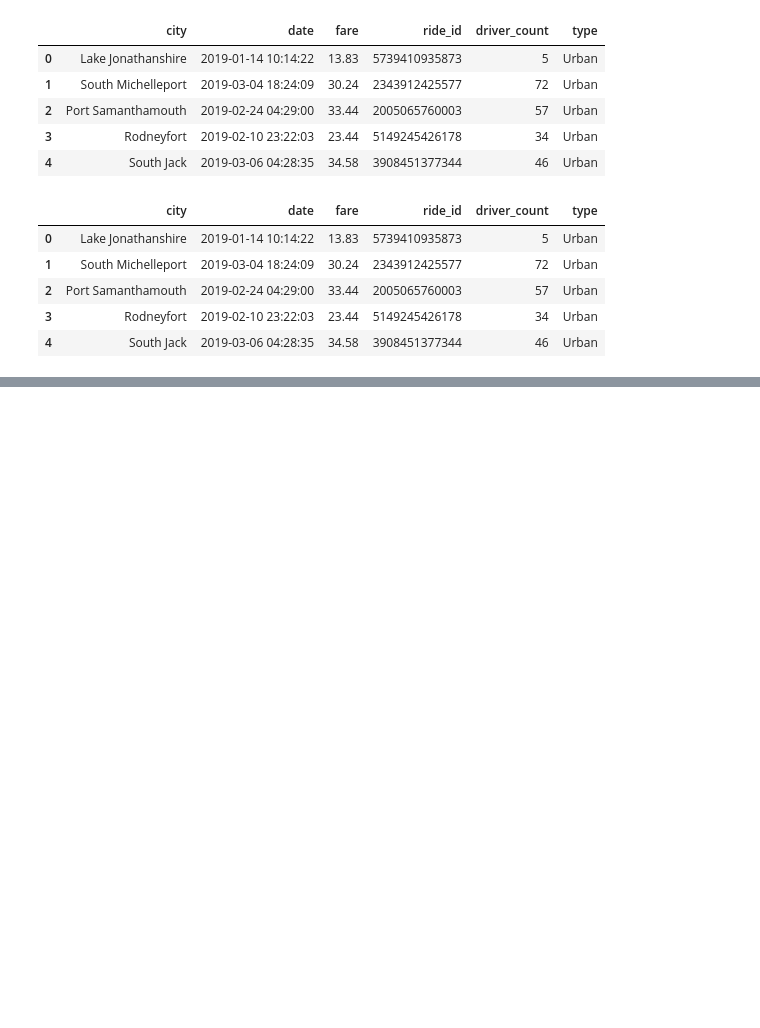
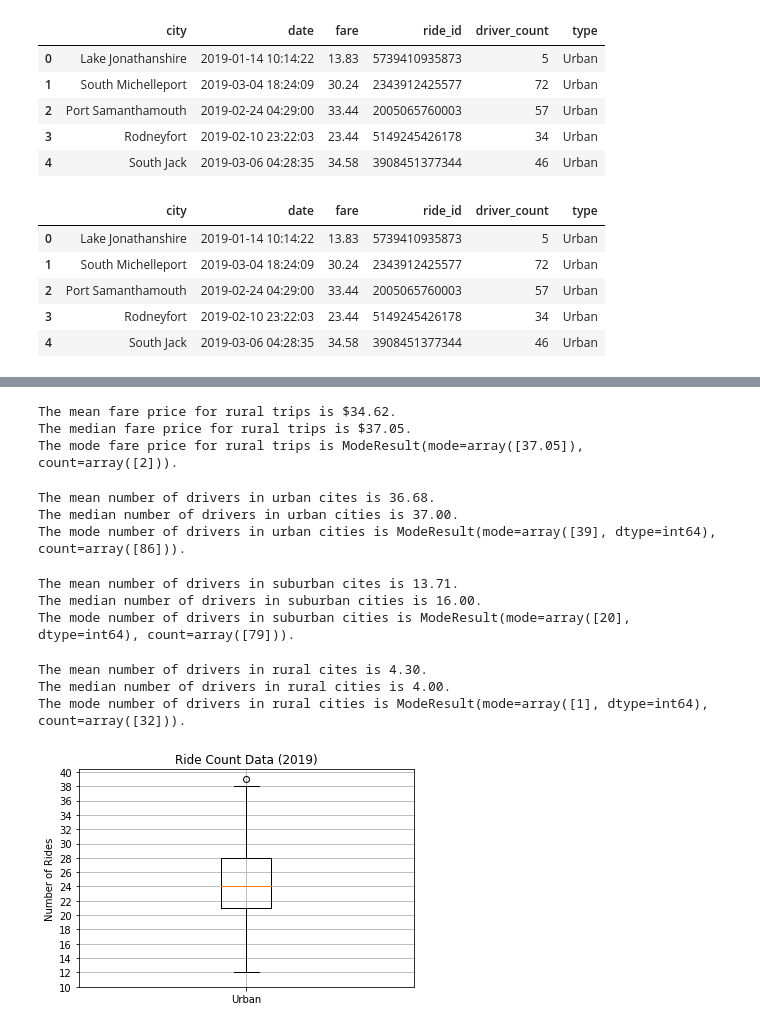
Before and after one commit to BrandonClark65/PyBer_Analysis, a Jupyter notebook: PyBer.ipynb, the cells around one changed output, grey strips where cells are left out. Saved outputs shown, nothing was run; the diff lists cells and outputs as text; code cells hidden in the pictures; blank space fills up the shorter version.

Commit message:
Box and Whisker Plots

```diff
--- a/PyBer.ipynb
+++ b/PyBer.ipynb
@@ -280,0 +491,14 @@ plt.show()
+# %%
+# Calculate the measures of central tendency for the average fare for the rural cities.
+mean_rural_fares = np.mean(rural_fares)
+print(f"The mean fare price for rural trips is ${mean_rural_fares:.2f}.")
+
+median_rural_fares = np.median(rural_fares)
+print(f"The median fare price for rural trips is ${median_rural_fares:.2f}.")
+
+mode_rural_fares = sts.mode(rural_fares)
+print(f"The mode fare price for rural trips is {mode_rural_fares}.")
+# %% [output]
+The mean fare price for rural trips is $34.62.
+The median fare price for rural trips is $37.05.
+The mode fare price for rural trips is ModeResult(mode=array([37.05]), count=array([2])).
@@ -280,0 +512,52 @@ plt.show()
+# %%
+mean_urban_drivers = np.mean(urban_drivers)
+print(f"The mean number of drivers in urban cites is {mean_urban_drivers:.2f}.")
+
+median_urban_drivers = np.median(urban_drivers)
+print(f"The median number of drivers in urban cities is {median_urban_drivers:.2f}.")
+
+mode_urban_drivers = sts.mode(urban_drivers)
+print(f"The mode number of drivers in urban cities is {mode_urban_drivers}.")
+# %% [output]
+The mean number of drivers in urban cites is 36.68.
+The median number of drivers in urban cities is 37.00.
+The mode number of drivers in urban cities is ModeResult(mode=array([39], dtype=int64), count=array([86])).
+# %%
+mean_suburban_drivers = np.mean(suburban_drivers)
+print(f"The mean number of drivers in suburban cites is {mean_suburban_drivers:.2f}.")
+
+median_suburban_drivers = np.median(suburban_drivers)
+print(f"The median number of drivers in suburban cities is {median_suburban_drivers:.2f}.")
+
+mode_suburban_drivers = sts.mode(suburban_drivers)
+print(f"The mode number of drivers in suburban cities is {mode_suburban_drivers}.")
+# %% [output]
+The mean number of drivers in suburban cites is 13.71.
+The median number of drivers in suburban cities is 16.00.
+The mode number of drivers in suburban cities is ModeResult(mode=array([20], dtype=int64), count=array([79])).
+# %%
+mean_rural_drivers = np.mean(rural_drivers)
+print(f"The mean number of drivers in rural cites is {mean_rural_drivers:.2f}.")
+
+median_rural_drivers = np.median(rural_drivers)
+print(f"The median number of drivers in rural cities is {median_rural_drivers:.2f}.")
+
+mode_rural_drivers = sts.mode(rural_drivers)
+print(f"The mode number of drivers in rural cities is {mode_rural_drivers}.")
+# %% [output]
+The mean number of drivers in rural cites is 4.30.
+The median number of drivers in rural cities is 4.00.
+The mode number of drivers in rural cities is ModeResult(mode=array([1], dtype=int64), count=array([32])).
+# %%
+# Create a box-and-whisker plot for the urban cities ride count.
+x_labels = ["Urban"]
+fig, ax = plt.subplots()
+ax.boxplot(urban_ride_count, labels=x_labels)
+# Add the title, y-axis label and grid.
+ax.set_title('Ride Count Data (2019)')
+ax.set_ylabel('Number of Rides')
+ax.set_yticks(np.arange(10, 41, step=2.0))
+ax.grid()
+plt.show()
+# %% [output]
+[figure, added]
```
Also changed, not shown: parts of 55 cells of this notebook, 4 other files.
